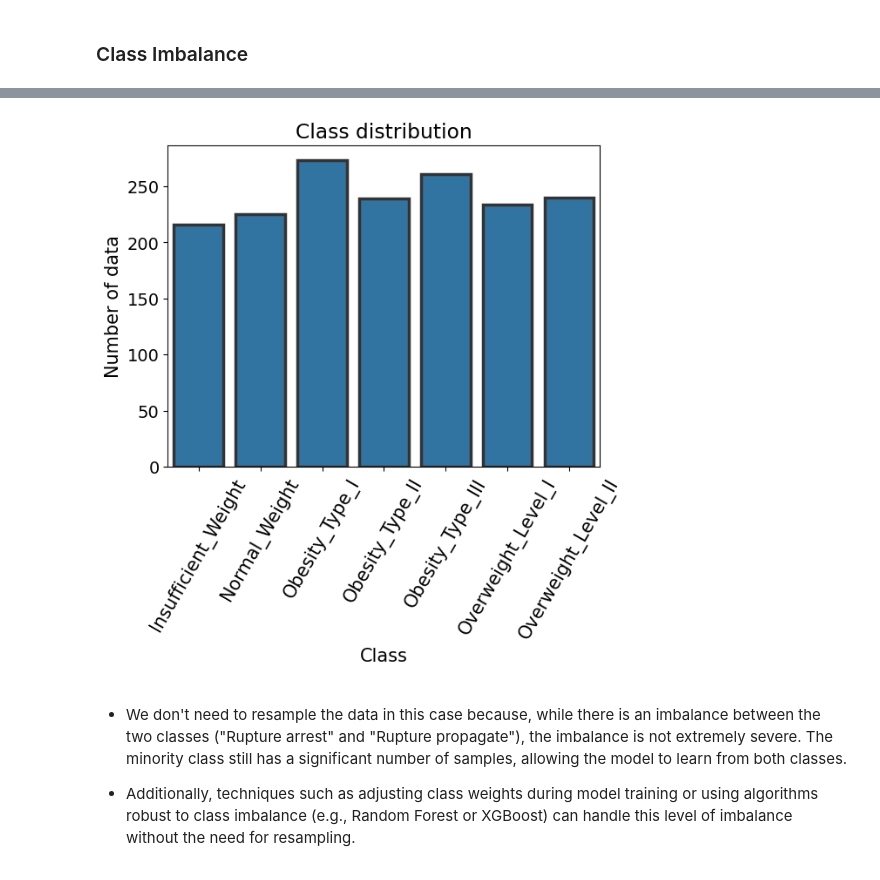
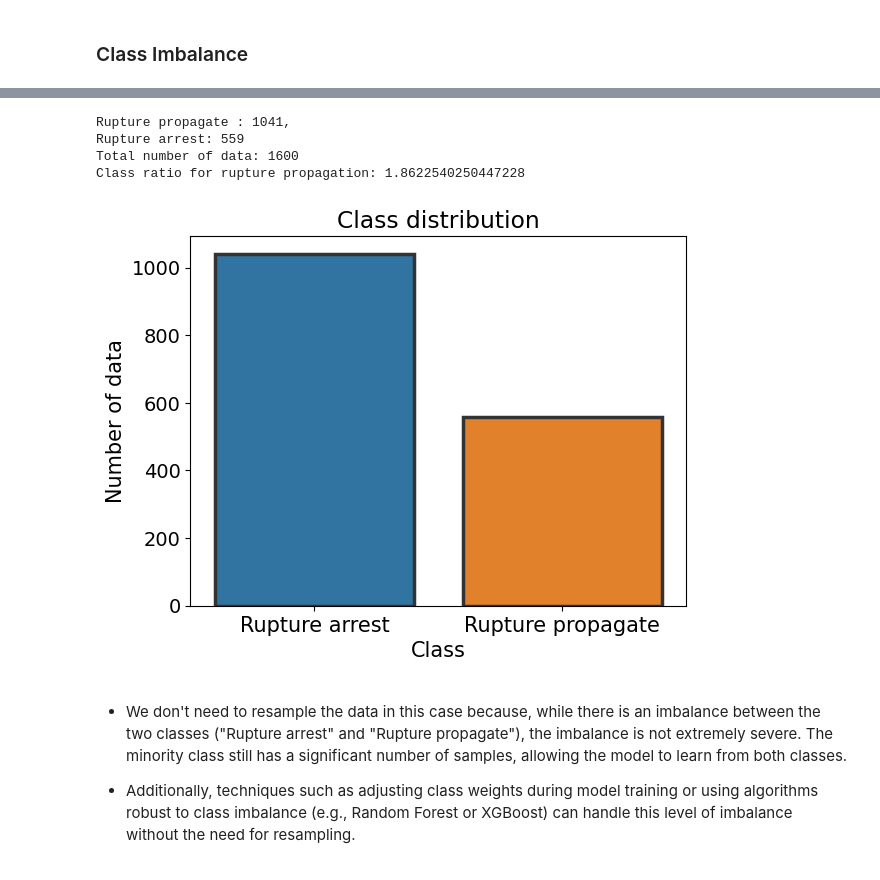
Before and after one commit to minhquant-268/AI-assignment-prj, a Jupyter notebook: BankCustomerChurn/AI_HeartFailurePrediction - LR,RFC.ipynb, the cells around one changed output, grey strips where cells are left out. Saved outputs shown, nothing was run; the diff lists cells and outputs as text; code cells hidden in the pictures.

```diff
--- a/AI_Obesity.ipynb
+++ b/BankCustomerChurn/AI_HeartFailurePrediction - LR,RFC.ipynb
@@ -90,0 +33,17 @@ train data shape (1688, 17) and test data shape (423, 17)
+# %%
+train_file = r"data\rupturemodel_train.txt"
+val_file = r"data\rupturemodel_validate.txt"
+test_file = r"data\rupturemodel_test.txt"
+
+df_train= pd.read_csv(train_file, sep=" ", header = None)
+df_val= pd.read_csv(val_file, sep=" ", header = None)
+df_test= pd.read_csv(test_file, sep=" ", header = None)
+
+columns =  ['height', 'width', 'sxx', 'sxy', 'syy', 'sdrop', 'mud', 'dc', 'label']
+df_train.columns = columns
+df_val.columns = columns
+df_test.columns = columns
+
+frames = [df_train, df_val]
+df_train = pd.concat(frames)
+print('train data shape {} and test data shape {}'.format(np.shape(df_train), np.shape(df_test)))
@@ -211,13 +136,25 @@ Class ratio for Overweight_Level_II: 14.22%
+# %%
+label_count = df_train.groupby('label', as_index = False).count()
+class_name = ['Rupture arrest', 'Rupture propagate']
+count = list(label_count['height'])
+print('Rupture propagate : {}, \nRupture arrest: {}'.format(count[0], count[1]))
+print('Total number of data: {}'.format(np.sum(count)))
+print('Class ratio for rupture propagation: {}'.format(count[0]/count[1]))
+# %% [output]
+Rupture propagate : 1041,
+Rupture arrest: 559
+Total number of data: 1600
+Class ratio for rupture propagation: 1.8622540250447228
 # %%
-index = np.arange(len(class_names))
-sns.barplot(x = class_names, y = count, linewidth = 2.5, errcolor = ".2", edgecolor = ".2")
+index = np.arange(len(class_name))
+sns.barplot(x = class_name, y = count, linewidth = 2.5, errcolor = ".2", edgecolor = ".2")
 plt.xlabel('Class', fontsize=15)
 plt.ylabel('Number of data', fontsize=15)
-plt.xticks(index, class_names, rotation=60, fontsize=15)
+plt.xticks(index, class_name, fontsize=15)
 plt.title('Class distribution')
 plt.show()
 # %% [output]
-[figure, old version]
+[figure, new version]
 # %% [markdown]
 - We don't need to resample the data in this case because, while there is an imbalance between the two classes ("Rupture arrest" and "Rupture propagate"), the imbalance is not extremely severe. The minority class still has a significant number of samples, allowing the model to learn from both classes.
 
```
Also changed, not shown: parts of 44 cells of this notebook, 13 other files.
